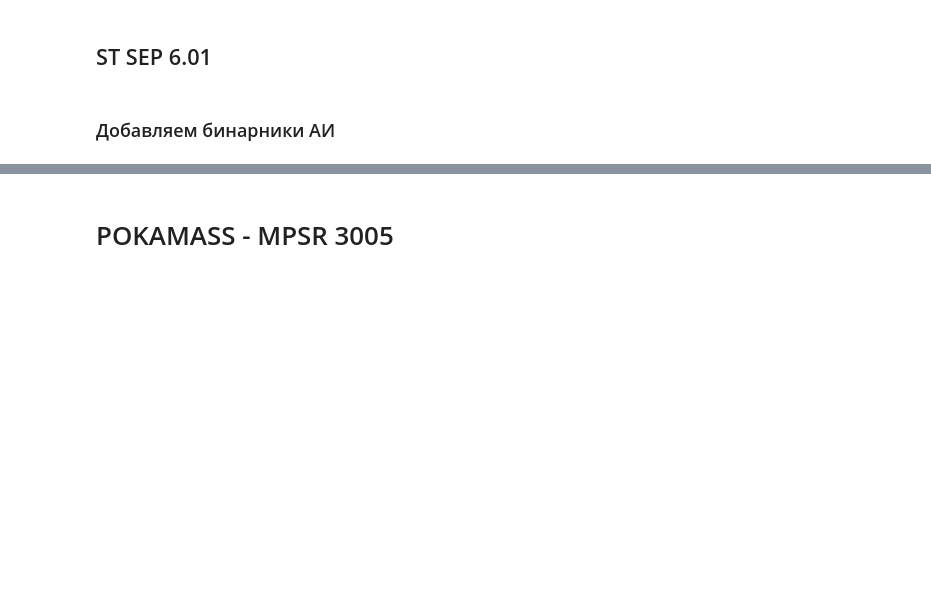
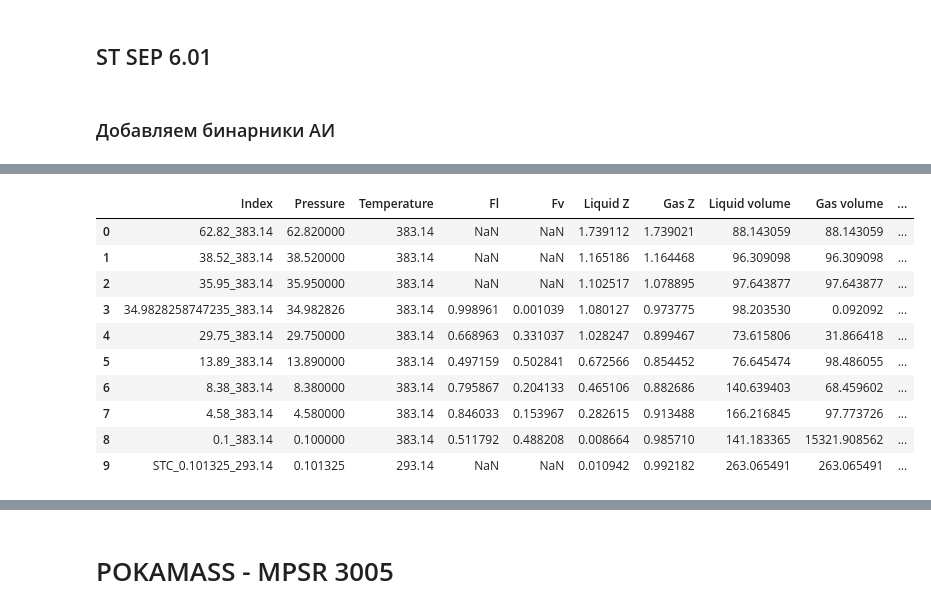
Before and after one commit to SidorenkoDD/BlackBoxFluid, a Jupyter notebook: code/notebook diss.ipynb, the cells around one changed output, grey strips where cells are left out. Drawn from its saved outputs; the diff is of its cells as text; code cells hidden in the pictures; blank space fills up the shorter version.

```diff
--- a/code/notebook diss.ipynb
+++ b/code/notebook diss.ipynb
@@ -1113,0 +1233,3 @@ yamb_model.saturation_pressure(120)
+# %%
+excel_loader = CompositionExcelLoader(r'C:\Users\user\Desktop\PVT_TSU\diss\yamb_rek400.xlsx')
+yamb_dict400 = excel_loader.load(header=True, sheet='to_model')
@@ -1113,0 +1333,6 @@ yamb_model.saturation_pressure(120)
+# %%
+yamb_rd_model = CompositionalModel(yamb_rizari_daubert_composition)
+yamb_ped_model = CompositionalModel(yamb_pedersen_composition)
+yamb_kl_model = CompositionalModel(yamb_kesler_lee_composition)
+yamb_sd_model = CompositionalModel(yamb_sim_daubert_composition)
+yamb_brs_model = CompositionalModel(yamb_brs_composition)
@@ -1113,0 +1366,15 @@ yamb_model.saturation_pressure(120)
+# %%
+dle_res_view = DLEResultsViewer()
+dle_res_view.view(yamb_brs_model.experiments.DLE.result)
+# %% [output]
+|  | Index | Pressure | Temperature | Fl | Fv | Liquid Z | Gas Z | Liquid volume | Gas volume | ... |
+| 0 | 62.82_383.14 | 62.820000 | 383.14 | NaN | NaN | 1.739112 | 1.739021 | 88.143059 | 88.143059 | ... |
+| 1 | 38.52_383.14 | 38.520000 | 383.14 | NaN | NaN | 1.165186 | 1.164468 | 96.309098 | 96.309098 | ... |
+| 2 | 35.95_383.14 | 35.950000 | 383.14 | NaN | NaN | 1.102517 | 1.078895 | 97.643877 | 97.643877 | ... |
+| 3 | 34.9828258747235_383.14 | 34.982826 | 383.14 | 0.998961 | 0.001039 | 1.080127 | 0.973775 | 98.203530 | 0.092092 | ... |
+| 4 | 29.75_383.14 | 29.750000 | 383.14 | 0.668963 | 0.331037 | 1.028247 | 0.899467 | 73.615806 | 31.866418 | ... |
+| 5 | 13.89_383.14 | 13.890000 | 383.14 | 0.497159 | 0.502841 | 0.672566 | 0.854452 | 76.645474 | 98.486055 | ... |
+| 6 | 8.38_383.14 | 8.380000 | 383.14 | 0.795867 | 0.204133 | 0.465106 | 0.882686 | 140.639403 | 68.459602 | ... |
+| 7 | 4.58_383.14 | 4.580000 | 383.14 | 0.846033 | 0.153967 | 0.282615 | 0.913488 | 166.216845 | 97.773726 | ... |
+| 8 | 0.1_383.14 | 0.100000 | 383.14 | 0.511792 | 0.488208 | 0.008664 | 0.985710 | 141.183365 | 15321.908562 | ... |
+| 9 | STC_0.101325_293.14 | 0.101325 | 293.14 | NaN | NaN | 0.010942 | 0.992182 | 263.065491 | 263.065491 | ... |
```
Also changed, not shown: parts of 54 cells of this notebook, 5 other files.
